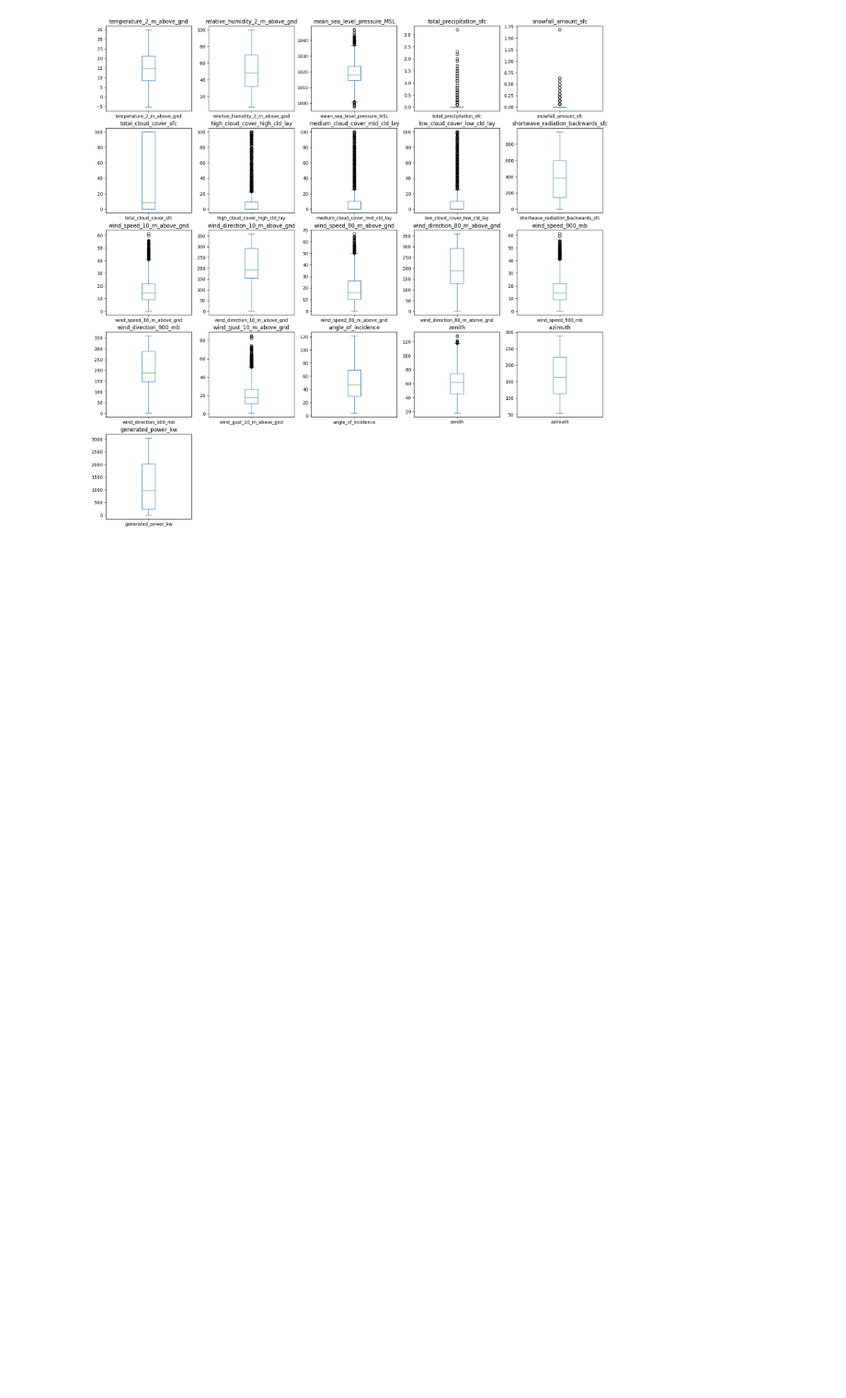
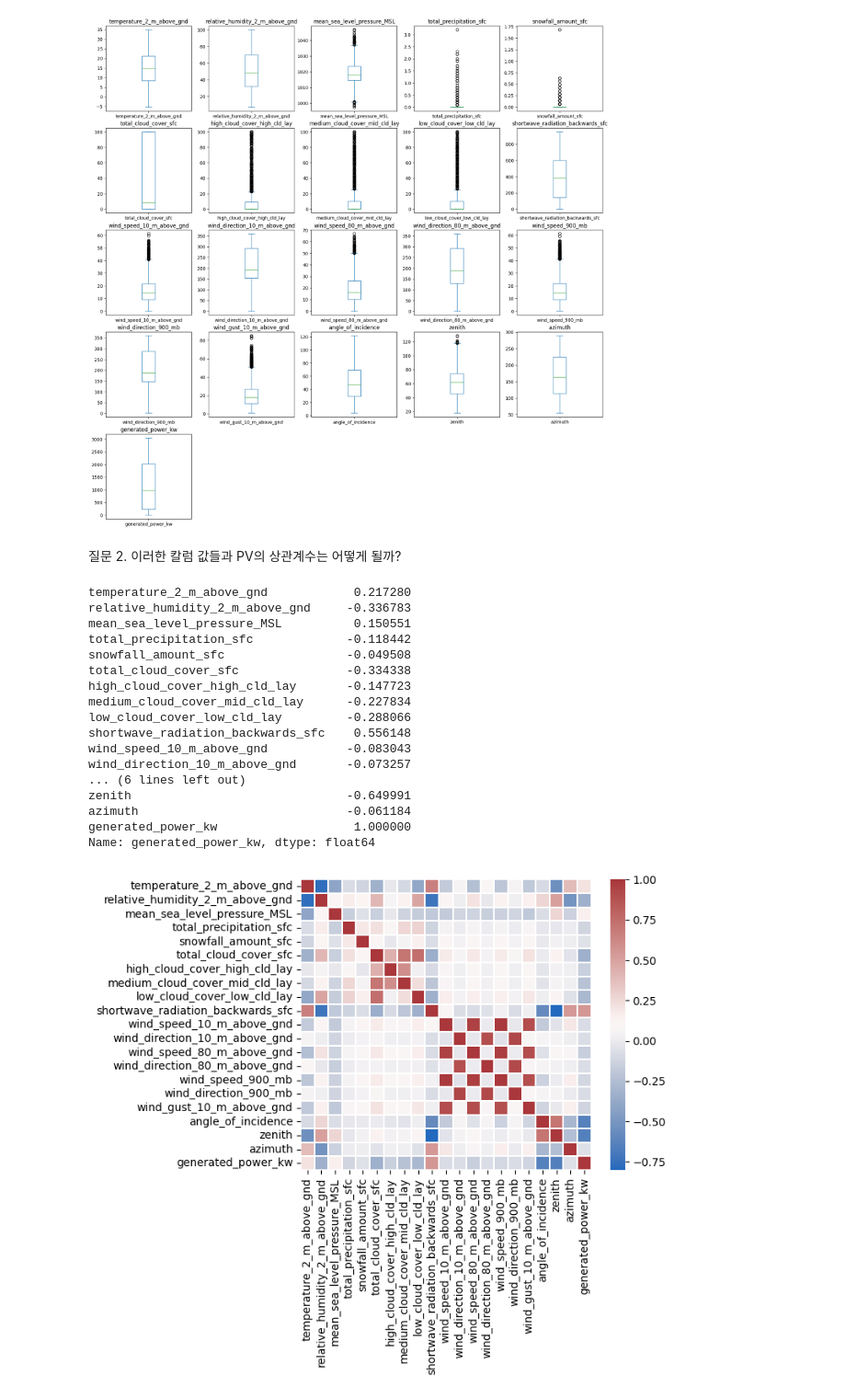
Before and after one commit to 1n1tial/SSHS-AI-project, a Jupyter notebook: analysis_of_spg.ipynb, the cells around one changed output. Shown: that part at 92% size. Drawn from its saved outputs; the diff is of its cells as text; code cells hidden in the pictures; blank space fills up the shorter version.

```diff
--- a/analysis_of_spg.ipynb
+++ b/analysis_of_spg.ipynb
@@ -55,3 +38,33 @@ for i in range(len(df.columns)):
     plt.title(df.columns[i])
 # %% [output]
 [figure]
+# %% [markdown]
+질문 2. 이러한 칼럼 값들과 PV의 상관계수는 어떻게 될까?
+# %%
+# Power Generation과 다른 칼럼들 간 상관관계 보기
+import seaborn as sns
+import matplotlib.pyplot as plt
+
+sns.heatmap(df.corr(), vmin=df.corr().values.min(), vmax=1, square=True,
+        linewidths=0.1, annot_kws={"size":8}, cmap='vlag')
+
+print(df.corr()['generated_power_kw'])
+# %% [output]
+temperature_2_m_above_gnd            0.217280
+relative_humidity_2_m_above_gnd     -0.336783
+mean_sea_level_pressure_MSL          0.150551
+total_precipitation_sfc             -0.118442
+snowfall_amount_sfc                 -0.049508
+total_cloud_cover_sfc               -0.334338
+high_cloud_cover_high_cld_lay       -0.147723
+medium_cloud_cover_mid_cld_lay      -0.227834
+low_cloud_cover_low_cld_lay         -0.288066
+shortwave_radiation_backwards_sfc    0.556148
+wind_speed_10_m_above_gnd           -0.083043
+wind_direction_10_m_above_gnd       -0.073257
+... (6 lines left out)
+zenith                              -0.649991
+azimuth                             -0.061184
+generated_power_kw                   1.000000
+Name: generated_power_kw, dtype: float64
+[figure, added]
```
Also changed, not shown: parts of 4 cells of this notebook.
